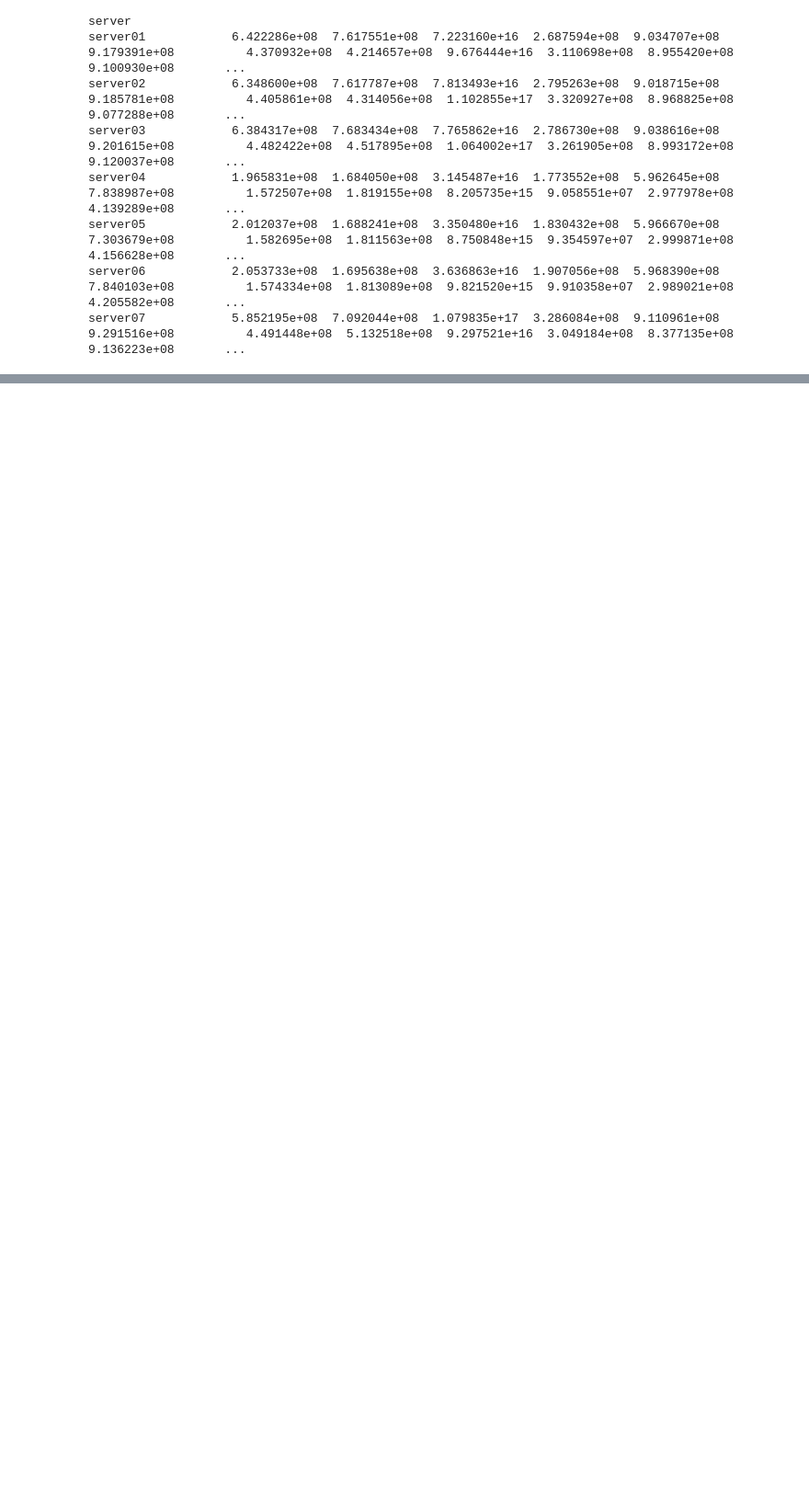
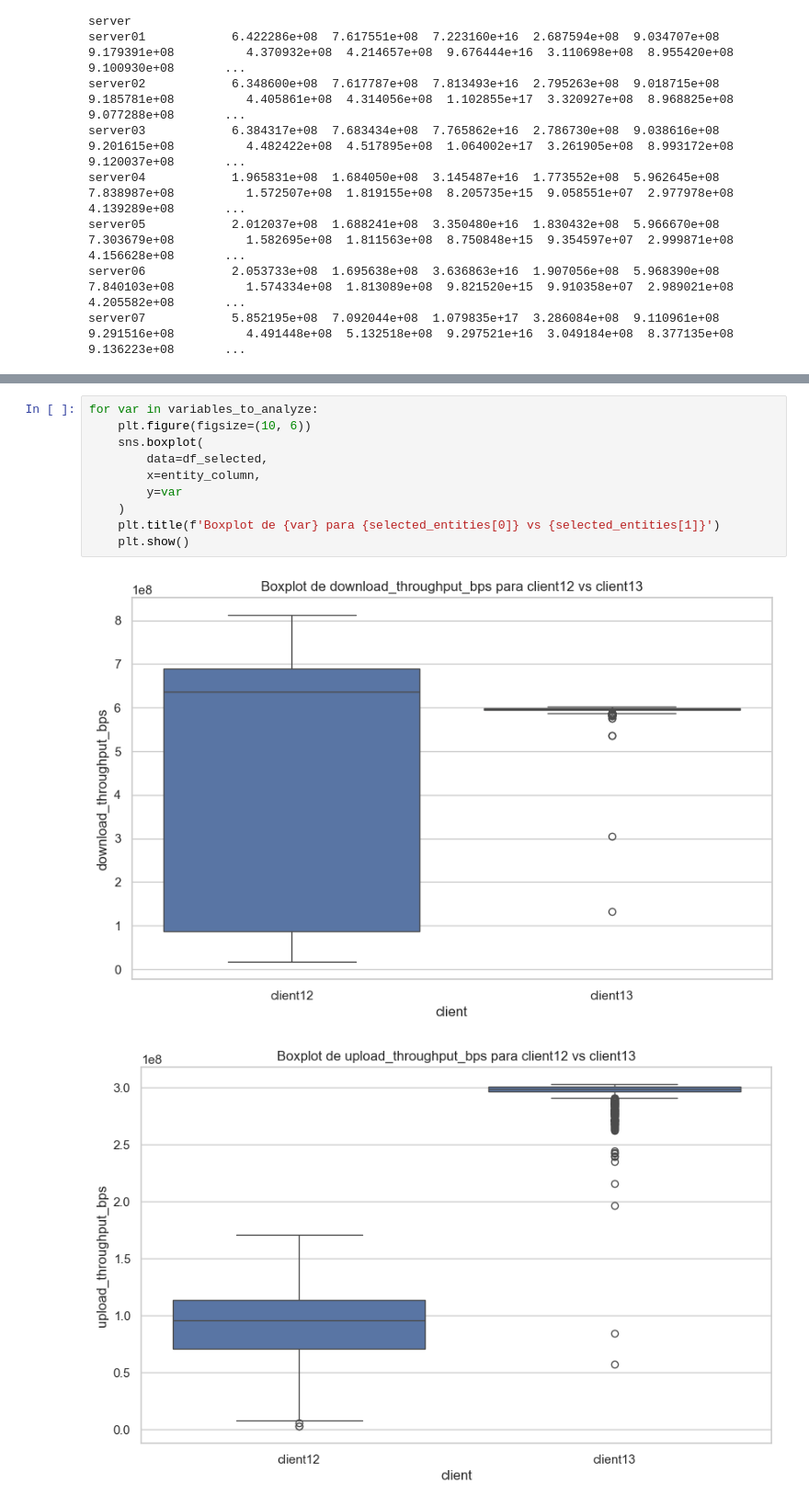
Before and after one commit to vrtaranto-ufrj/projeto-probest-parte-1, a Jupyter notebook: script.ipynb, the cells around one changed output, grey strips where cells are left out. Shown: that part at 92% size. Saved outputs shown, nothing was run; the diff lists cells and outputs as text; blank space fills up the shorter version.

```diff
--- a/script.ipynb
+++ b/script.ipynb
@@ -170,0 +234,13 @@ Analise os outputs acima e me diga quais entidades você quer selecionar.
+# %%
+for var in variables_to_analyze:
+    plt.figure(figsize=(10, 6))
+    sns.boxplot(
+        data=df_selected,
+        x=entity_column,
+        y=var
+    )
+    plt.title(f'Boxplot de {var} para {selected_entities[0]} vs {selected_entities[1]}')
+    plt.show()
+# %% [output]
+[figure, added]
+[figure, added]
```
Also changed, not shown: parts of 10 cells of this notebook.
